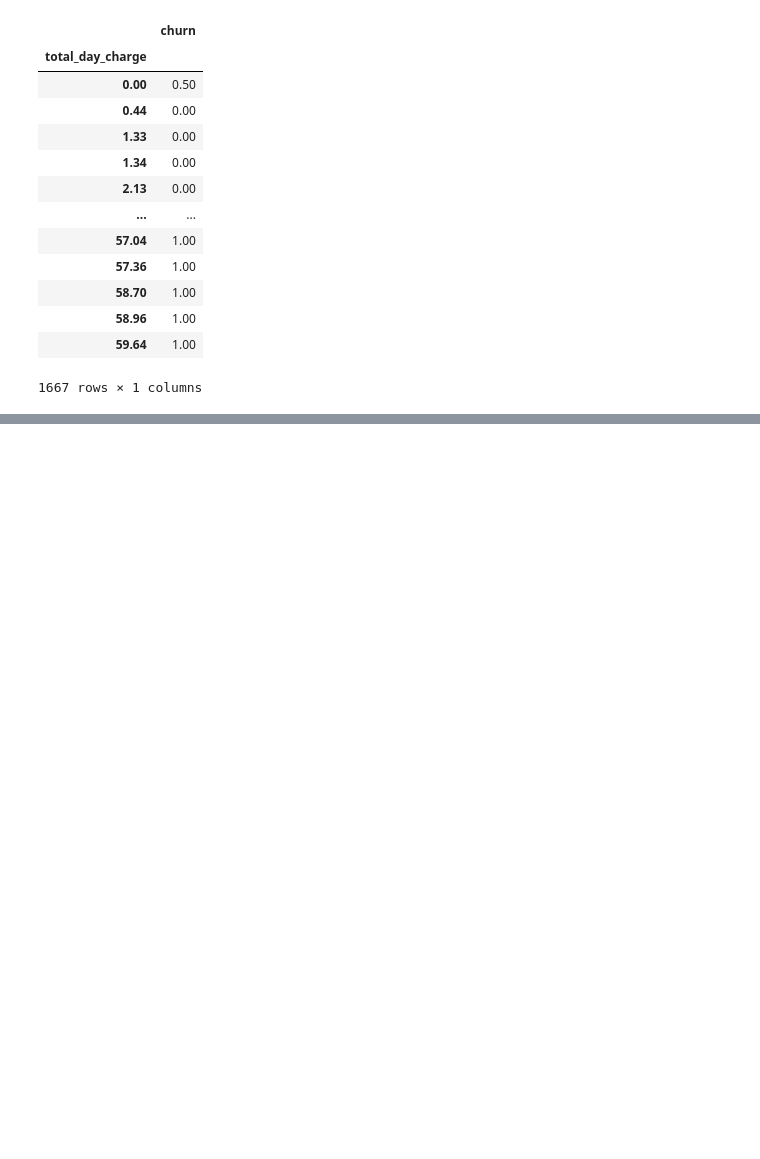
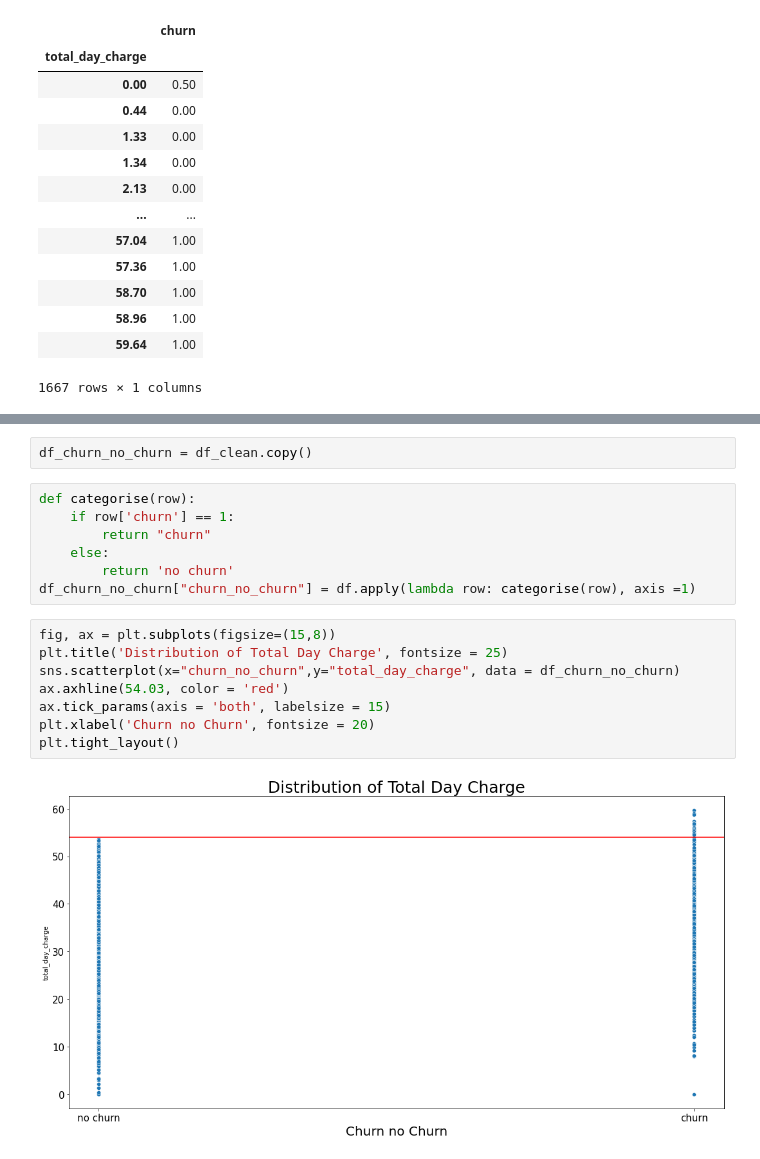
Before and after one commit to anguyen61191/SyriaTel-Customer-Churn, a Jupyter notebook: AndyNotebook.ipynb, the cells around one changed output, grey strips where cells are left out. Saved outputs shown, nothing was run; the diff lists cells and outputs as text; blank space fills up the shorter version.

```diff
--- a/AndyNotebook.ipynb
+++ b/AndyNotebook.ipynb
@@ -970,0 +929,19 @@ GradientBoostingClassifier_default         0.92        0.80             0.97
+# %%
+df_churn_no_churn = df_clean.copy()
+# %%
+def categorise(row):
+    if row['churn'] == 1:
+        return "churn"
+    else:
+        return 'no churn'
+df_churn_no_churn["churn_no_churn"] = df.apply(lambda row: categorise(row), axis =1)
+# %%
+fig, ax = plt.subplots(figsize=(15,8))
+plt.title('Distribution of Total Day Charge', fontsize = 25)
+sns.scatterplot(x="churn_no_churn",y="total_day_charge", data = df_churn_no_churn)
+ax.axhline(54.03, color = 'red')
+ax.tick_params(axis = 'both', labelsize = 15)
+plt.xlabel('Churn no Churn', fontsize = 20)
+plt.tight_layout()
+# %% [output]
+[figure, added]
```
Also changed, not shown: parts of 13 cells of this notebook.
